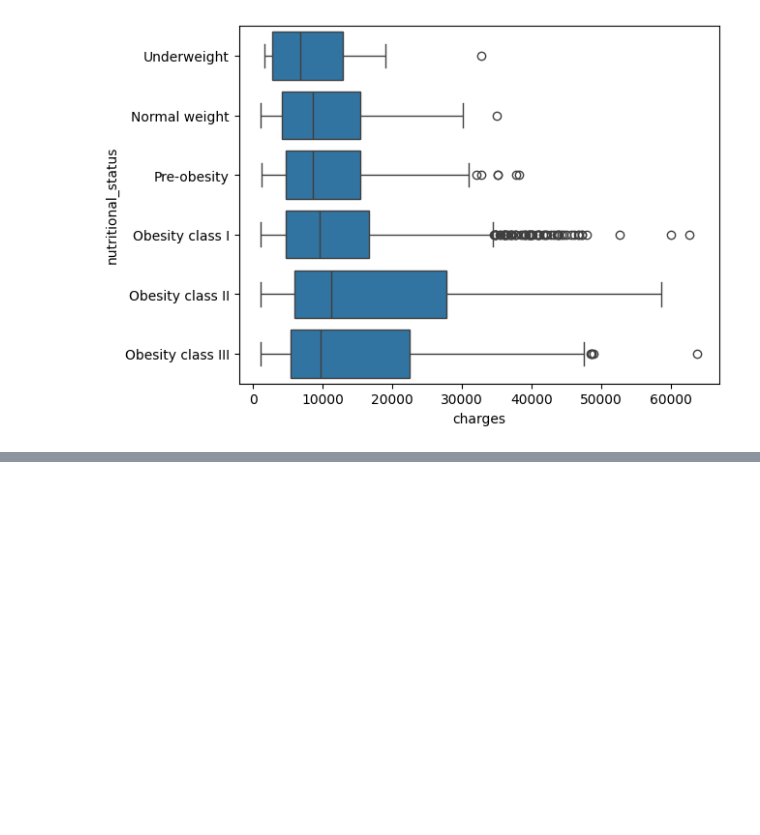
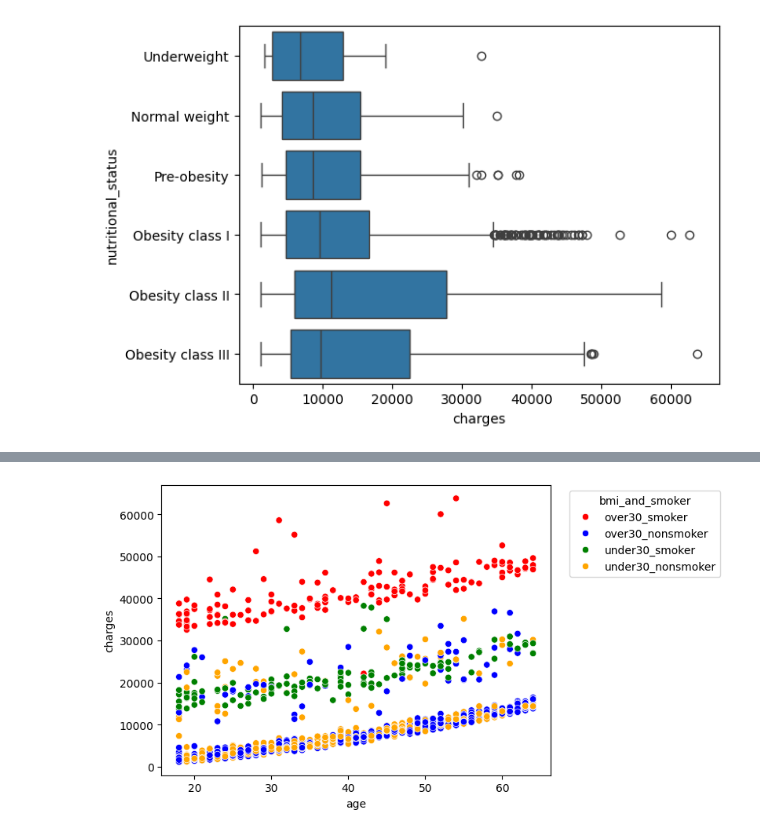
Before and after one commit to gustavofladeira/medical-costs, a Jupyter notebook: main_script.ipynb, the cells around one changed output, grey strips where cells are left out. Saved outputs shown, nothing was run; the diff lists cells and outputs as text; code cells hidden in the pictures; blank space fills up the shorter version.

```diff
--- a/main_script.ipynb
+++ b/main_script.ipynb
@@ -155,0 +175,25 @@ df[df['nutritional_status'] != df['nutritional_status2']]
+# %%
+insurance['bmi_and_smoker'] = np.select(
+    [
+        (insurance['bmi_over_30'] == 1) & (insurance['smoker'] == 1),
+        (insurance['bmi_over_30'] == 1) & (insurance['smoker'] == 0),
+        (insurance['bmi_over_30'] == 0) & (insurance['smoker'] == 1),
+        (insurance['bmi_over_30'] == 0) & (insurance['smoker'] == 0)
+        ],
+        ['over30_smoker', 'over30_nonsmoker', 'under30_smoker', 'under30_nonsmoker']
+)
+
+insurance['bmi_and_smoker'].value_counts()
+# %%
+ax = sns.scatterplot(data=insurance, x='age', y='charges', hue='bmi_and_smoker',
+                     hue_order = ['over30_smoker',
+                                  'over30_nonsmoker',
+                                  'under30_smoker',
+                                  'under30_nonsmoker'],
+                     palette={'over30_smoker': 'red',
+                              'over30_nonsmoker': 'blue',
+                              'under30_smoker': 'green',
+                              'under30_nonsmoker': 'orange'})
+sns.move_legend(ax, 'upper right', bbox_to_anchor=(1.45, 1))
+# %% [output]
+[figure, added]
```
Also changed, not shown: parts of 20 cells of this notebook.
